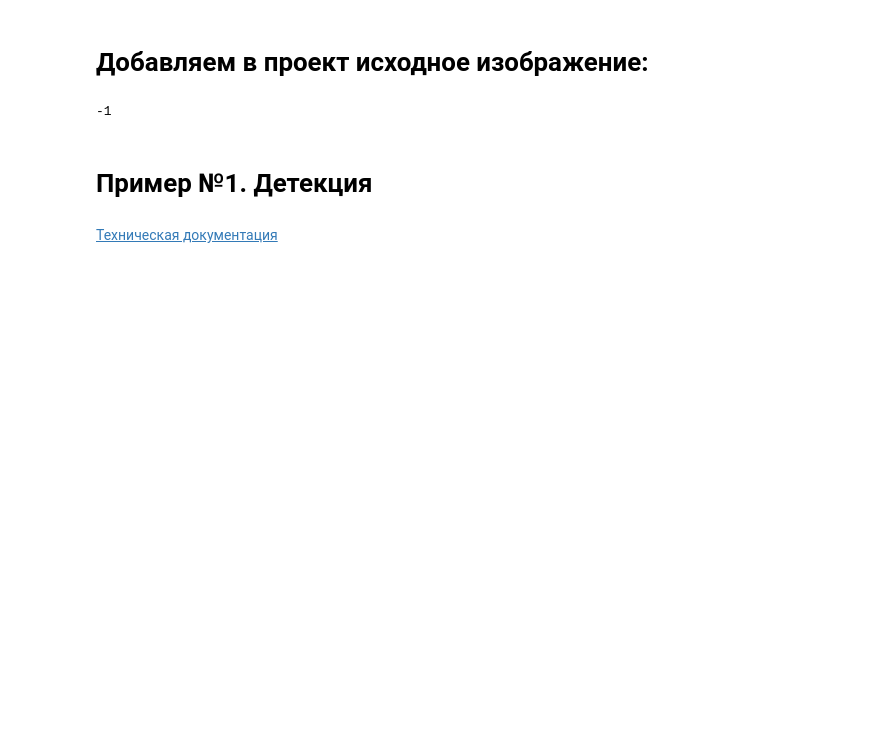
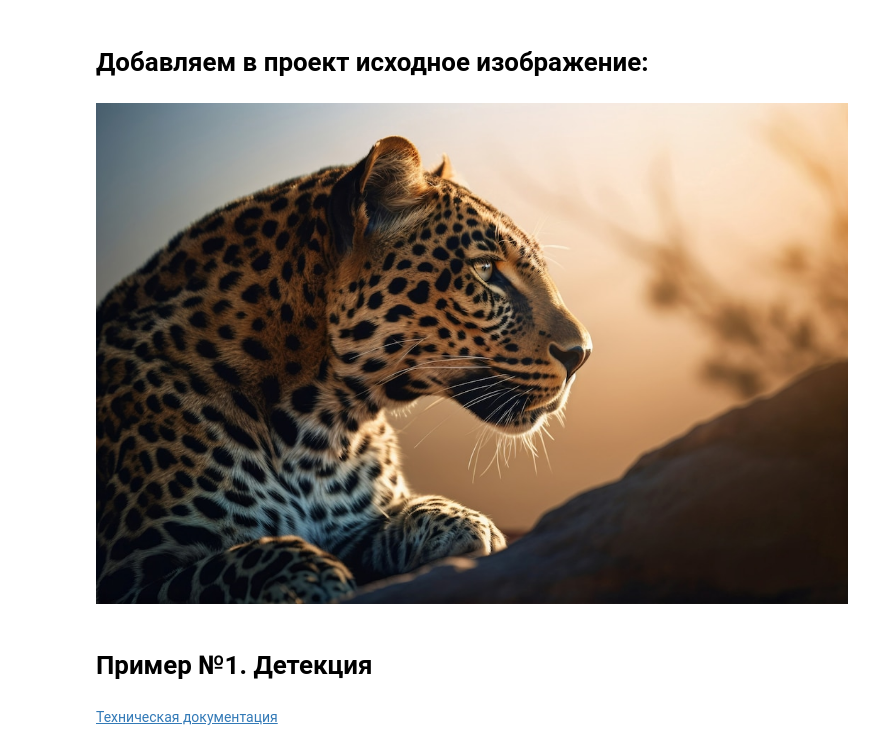
Before and after one commit to free2282/Pyton_rep_7th_sem, a Jupyter notebook: fourth lab/hw4.ipynb, the cells around one changed output. Drawn from its saved outputs; the diff is of its cells as text; code cells hidden in the pictures; blank space fills up the shorter version.

```diff
--- a/fourth lab/hw4.ipynb
+++ b/fourth lab/hw4.ipynb
@@ -46,17 +27,17 @@ Requirement already satisfied: mpmath>=0.19 in d:\documents\code\univ\.venv\lib\
 # %%
 import numpy as np
 import cv2
+from google.colab.patches import cv2_imshow
 from urllib.request import urlopen
+req = urlopen('https://img.freepik.com/free-photo/view-of-wild-leopard-in-nature_23-2150460923.jpg?w=1060&t=st=1703588003~exp=1703588603~hmac=81acd0ecb219e6e091c3561a17768f0fae987939e58cecabb8bae157b24124ce') # используя метод urlopen, получаем объект запроса по ссылке (изображение)
+                                                                                      # и сохраняем его в виде потокового набора данных в переменную "req"
 
-req = urlopen('https://img.youscreen.ru/wall/14977257054998/14977257054998_1920x1200.jpg')
+image_2 = np.asarray(bytearray(req.read()), dtype=np.uint8) # преобразуем потоковый набор данных в массив numpy
+image_2 = cv2.imdecode(image_2, -1) # декодируем изображение в привычный для отображения формат
 
-image_2 = np.asarray(bytearray(req.read()), dtype=np.uint8)
-image_2 = cv2.imdecode(image_2, -1)
-
-cv2.imshow('', image_2)
-cv2.waitKey()
+cv2_imshow(image_2) # Выводим изображение, используя метод cv2_imshow()
 # %% [output]
--1
+[figure, added]
 # %% [markdown]
 # Пример №1. Детекция
 # %% [markdown]
```
Also changed, not shown: parts of 6 cells of this notebook.
